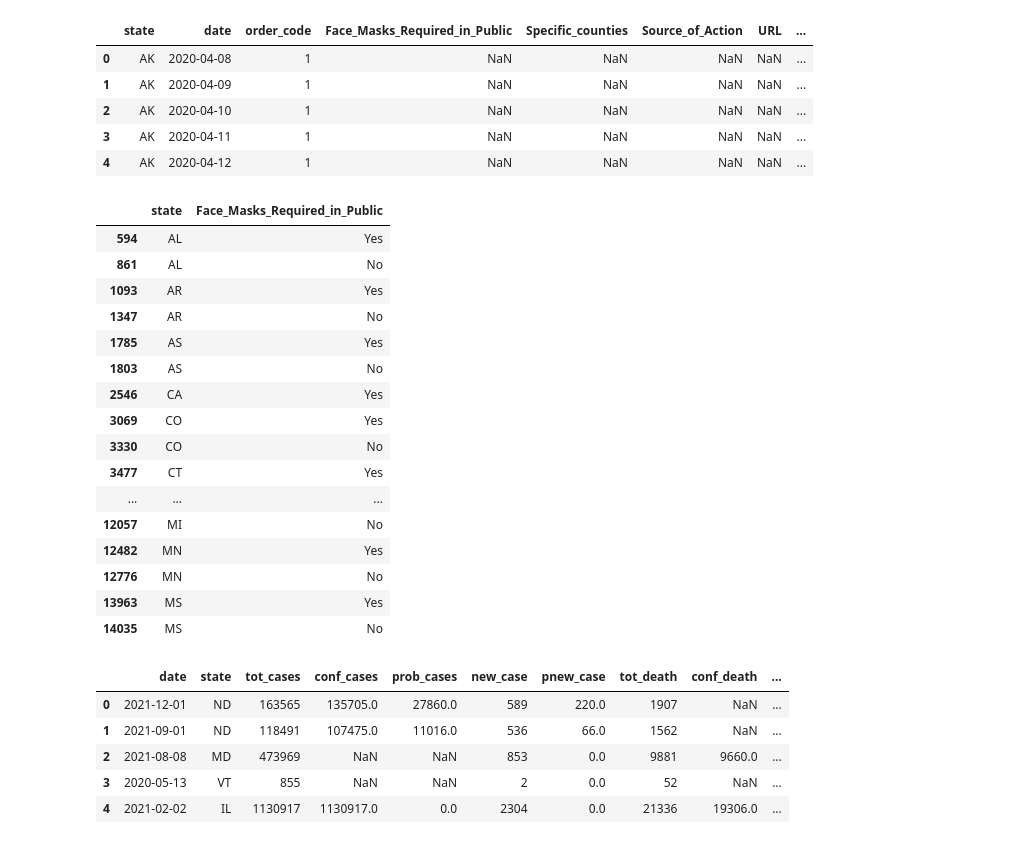
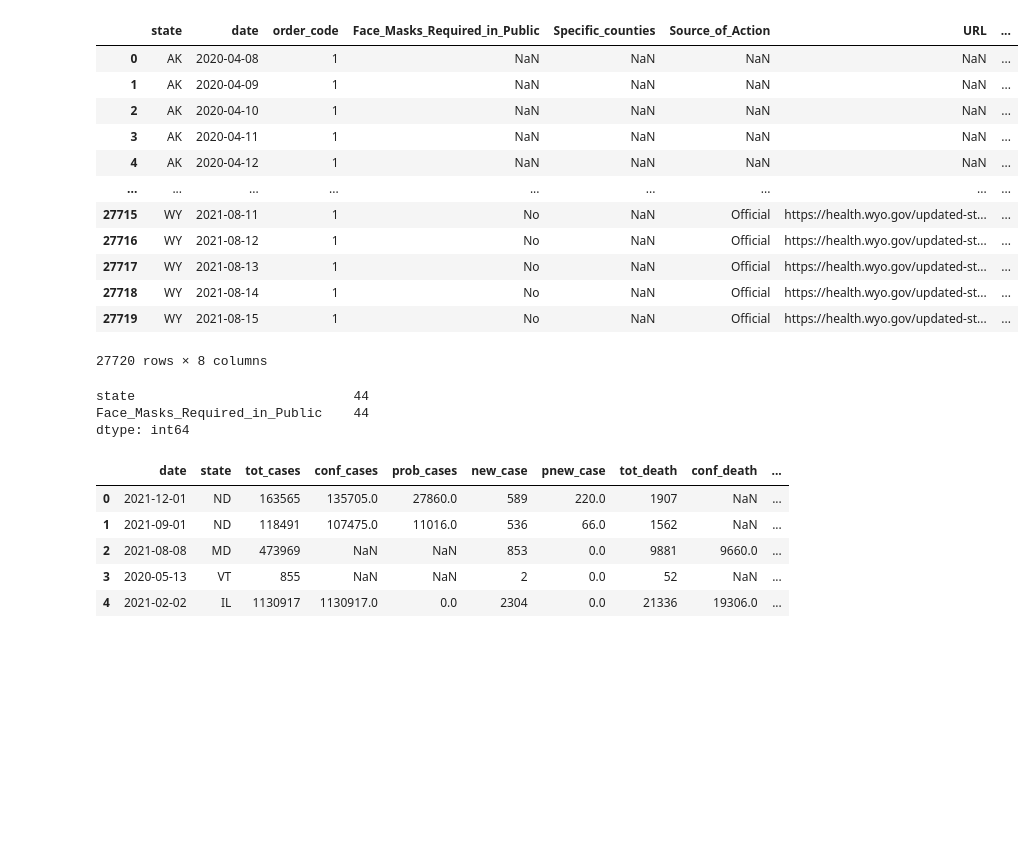
Before and after one commit to ranusuri/Team-A-Project-1, a Jupyter notebook: radhika_a/Covid_data_Radhika.ipynb, the cells around one changed output. Drawn from its saved outputs; the diff is of its cells as text; code cells hidden in the pictures; blank space fills up the shorter version.

```diff
--- a/radhika_a/Covid_data_Radhika.ipynb
+++ b/radhika_a/Covid_data_Radhika.ipynb
@@ -19,49 +19,45 @@ from datetime import datetime
 # %%
 # load covid variants dataset
 us_state_mask_mandtes_df = pd.read_csv('US_State_Mask_Mandates.csv')
 
 
 
 # This data set has location as filed name so renamed the location field name to country
 us_state_mask_mandtes_df.rename(columns={'State_Tribe_Territory':'state'},inplace=True)
 
 us_state_mask_mandtes_df['date'] = us_state_mask_mandtes_df['date'].astype('datetime64[ns]')
 
-us_state_mask_mandtes_df.head()
+us_state_mask_mandtes_df
 # %% [output]
 |  | state | date | order_code | Face_Masks_Required_in_Public | Specific_counties | Source_of_Action | URL | ... |
 | 0 | AK | 2020-04-08 | 1 | NaN | NaN | NaN | NaN | ... |
 | 1 | AK | 2020-04-09 | 1 | NaN | NaN | NaN | NaN | ... |
 | 2 | AK | 2020-04-10 | 1 | NaN | NaN | NaN | NaN | ... |
 | 3 | AK | 2020-04-11 | 1 | NaN | NaN | NaN | NaN | ... |
 | 4 | AK | 2020-04-12 | 1 | NaN | NaN | NaN | NaN | ... |
+| ... | ... | ... | ... | ... | ... | ... | ... | ... |
+| 27715 | WY | 2021-08-11 | 1 | No | NaN | Official | https://health.wyo.gov/updated-st... | ... |
+| 27716 | WY | 2021-08-12 | 1 | No | NaN | Official | https://health.wyo.gov/updated-st... | ... |
+| 27717 | WY | 2021-08-13 | 1 | No | NaN | Official | https://health.wyo.gov/updated-st... | ... |
+| 27718 | WY | 2021-08-14 | 1 | No | NaN | Official | https://health.wyo.gov/updated-st... | ... |
+| 27719 | WY | 2021-08-15 | 1 | No | NaN | Official | https://health.wyo.gov/updated-st... | ... |
+27720 rows × 8 columns
 # %%
 #filter states face masks required in public areas
 us_state_mask_mandtes_small_df = us_state_mask_mandtes_df[['state','Face_Masks_Required_in_Public']]
-public_area_face_mask_states_df = us_state_mask_mandtes_small_df.loc[us_state_mask_mandtes_small_df['Face_Masks_Required_in_Public'].isin(['Yes','No'])]
+
+us_state_mask_mandtes_small_df.dropna(subset=['Face_Masks_Required_in_Public'],inplace=True)
+
+public_area_face_mask_states_df = us_state_mask_mandtes_small_df.loc[us_state_mask_mandtes_small_df['Face_Masks_Required_in_Public'].isin(['Yes'])]
 
 public_area_mask_mandate_group_df = public_area_face_mask_states_df.drop_duplicates(subset=['state','Face_Masks_Required_in_Public'])
 
 
-public_area_mask_mandate_group_df.head(40)
+public_area_mask_mandate_group_df.count()
 # %% [output]
-|  | state | Face_Masks_Required_in_Public |
-| 594 | AL | Yes |
-| 861 | AL | No |
-| 1093 | AR | Yes |
-| 1347 | AR | No |
-| 1785 | AS | Yes |
-| 1803 | AS | No |
-| 2546 | CA | Yes |
-| 3069 | CO | Yes |
-| 3330 | CO | No |
-| 3477 | CT | Yes |
-| ... | ... | ... |
-| 12057 | MI | No |
-| 12482 | MN | Yes |
-| 12776 | MN | No |
-| 13963 | MS | Yes |
-| 14035 | MS | No |
+state                            44
+Face_Masks_Required_in_Public    44
+dtype: int64
 # %%
 # Load face covering policies dataset
 usa_confimed_cases_df = pd.read_csv('United_States_COVID-19_Cases_and_Deaths_by_State_over_Time.csv')
```
Also changed, not shown: parts of 4 cells of this notebook.
